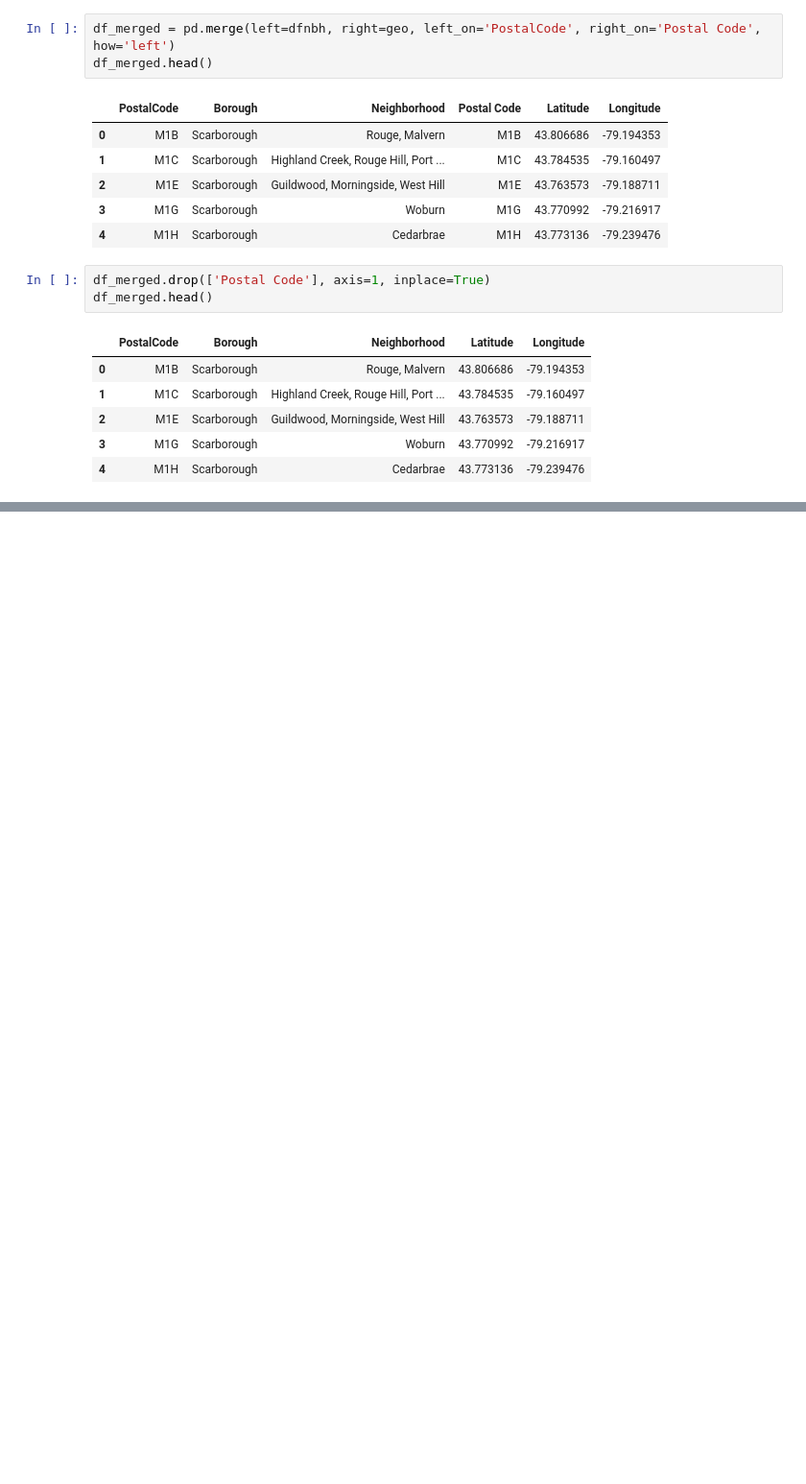
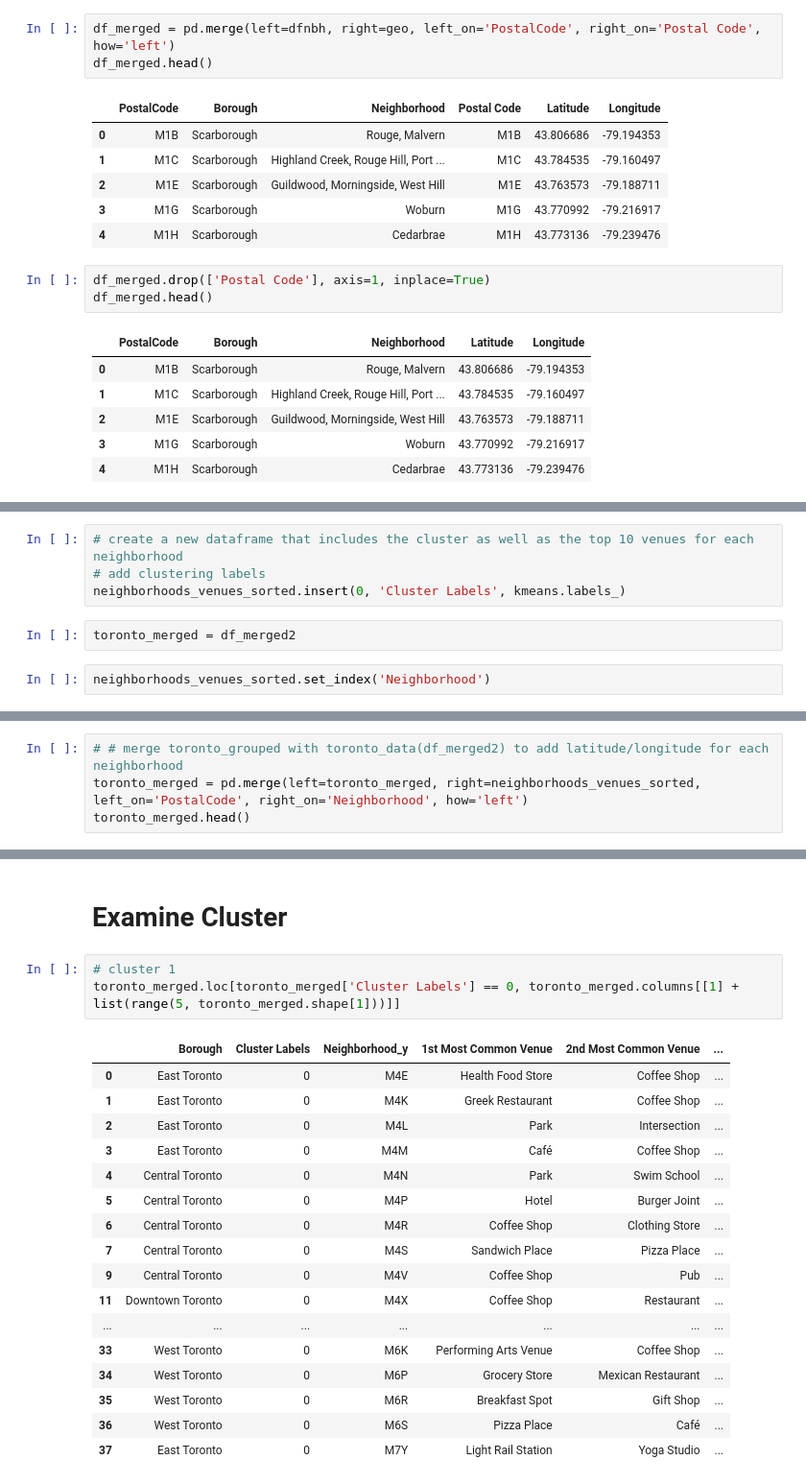
Before and after one commit to samswat/Coursera_Capstone, a Jupyter notebook: Neighborhoods in Toronto.ipynb, the cells around one changed output, grey strips where cells are left out. Shown at 96% size. Saved outputs shown, nothing was run; the diff lists cells and outputs as text; blank space fills up the shorter version.

```diff
--- a/Neighborhoods in Toronto.ipynb
+++ b/Neighborhoods in Toronto.ipynb
@@ -165,0 +524,8 @@ df_merged.head()
+# %%
+# create a new dataframe that includes the cluster as well as the top 10 venues for each neighborhood
+# add clustering labels
+neighborhoods_venues_sorted.insert(0, 'Cluster Labels', kmeans.labels_)
+# %%
+toronto_merged = df_merged2
+# %%
+neighborhoods_venues_sorted.set_index('Neighborhood')
@@ -165,0 +551,4 @@ df_merged.head()
+# %%
+# # merge toronto_grouped with toronto_data(df_merged2) to add latitude/longitude for each neighborhood
+toronto_merged = pd.merge(left=toronto_merged, right=neighborhoods_venues_sorted, left_on='PostalCode', right_on='Neighborhood', how='left')
+toronto_merged.head()
@@ -165,0 +589,23 @@ df_merged.head()
+# %% [markdown]
+# Examine Cluster
+# %%
+# cluster 1
+toronto_merged.loc[toronto_merged['Cluster Labels'] == 0, toronto_merged.columns[[1] + list(range(5, toronto_merged.shape[1]))]]
+# %% [output]
+|  | Borough | Cluster Labels | Neighborhood_y | 1st Most Common Venue | 2nd Most Common Venue | ... |
+| 0 | East Toronto | 0 | M4E | Health Food Store | Coffee Shop | ... |
+| 1 | East Toronto | 0 | M4K | Greek Restaurant | Coffee Shop | ... |
+| 2 | East Toronto | 0 | M4L | Park | Intersection | ... |
+| 3 | East Toronto | 0 | M4M | Café | Coffee Shop | ... |
+| 4 | Central Toronto | 0 | M4N | Park | Swim School | ... |
+| 5 | Central Toronto | 0 | M4P | Hotel | Burger Joint | ... |
+| 6 | Central Toronto | 0 | M4R | Coffee Shop | Clothing Store | ... |
+| 7 | Central Toronto | 0 | M4S | Sandwich Place | Pizza Place | ... |
+| 9 | Central Toronto | 0 | M4V | Coffee Shop | Pub | ... |
+| 11 | Downtown Toronto | 0 | M4X | Coffee Shop | Restaurant | ... |
+| ... | ... | ... | ... | ... | ... | ... |
+| 33 | West Toronto | 0 | M6K | Performing Arts Venue | Coffee Shop | ... |
+| 34 | West Toronto | 0 | M6P | Grocery Store | Mexican Restaurant | ... |
+| 35 | West Toronto | 0 | M6R | Breakfast Spot | Gift Shop | ... |
+| 36 | West Toronto | 0 | M6S | Pizza Place | Café | ... |
+| 37 | East Toronto | 0 | M7Y | Light Rail Station | Yoga Studio | ... |
```
Also changed, not shown: parts of 51 cells of this notebook.
